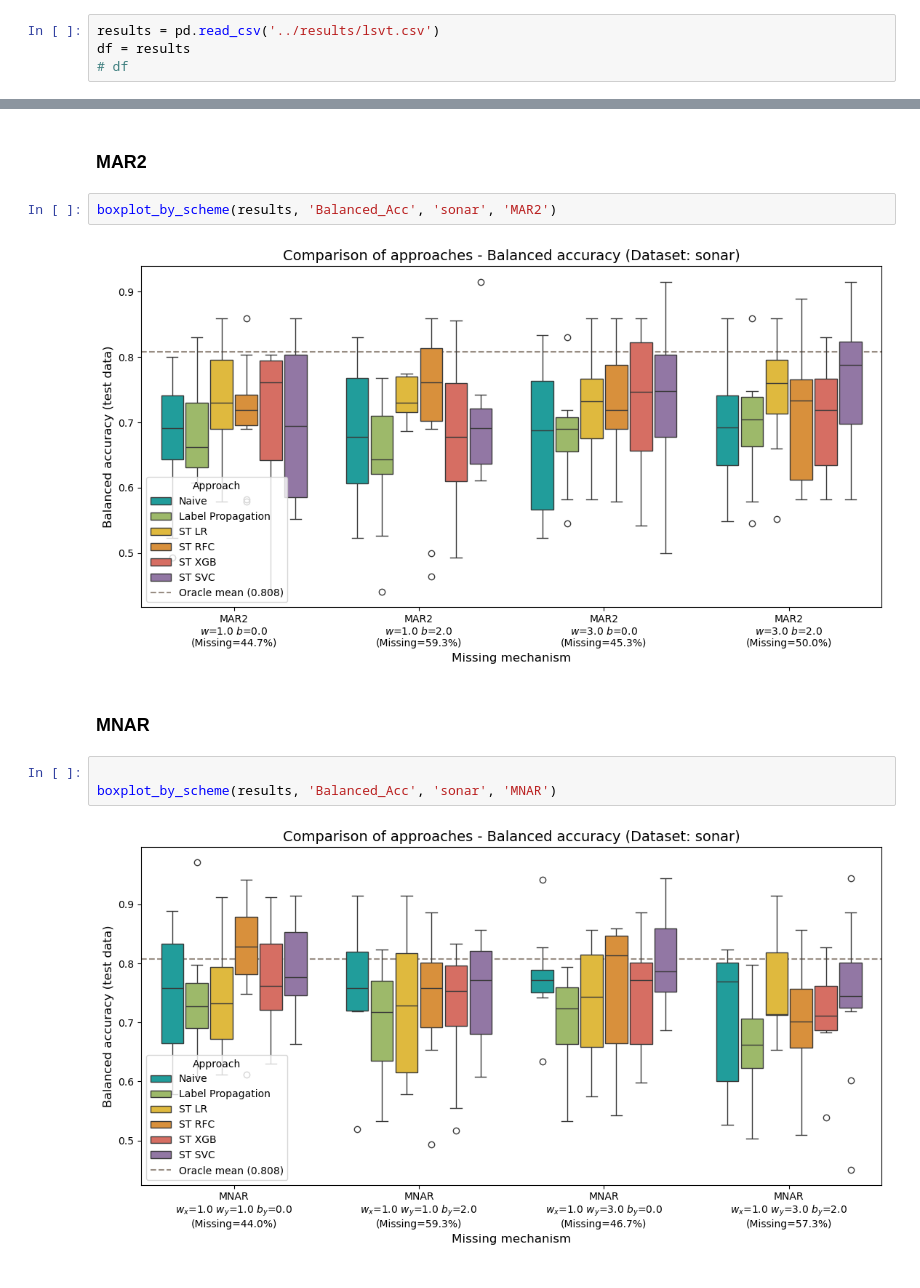
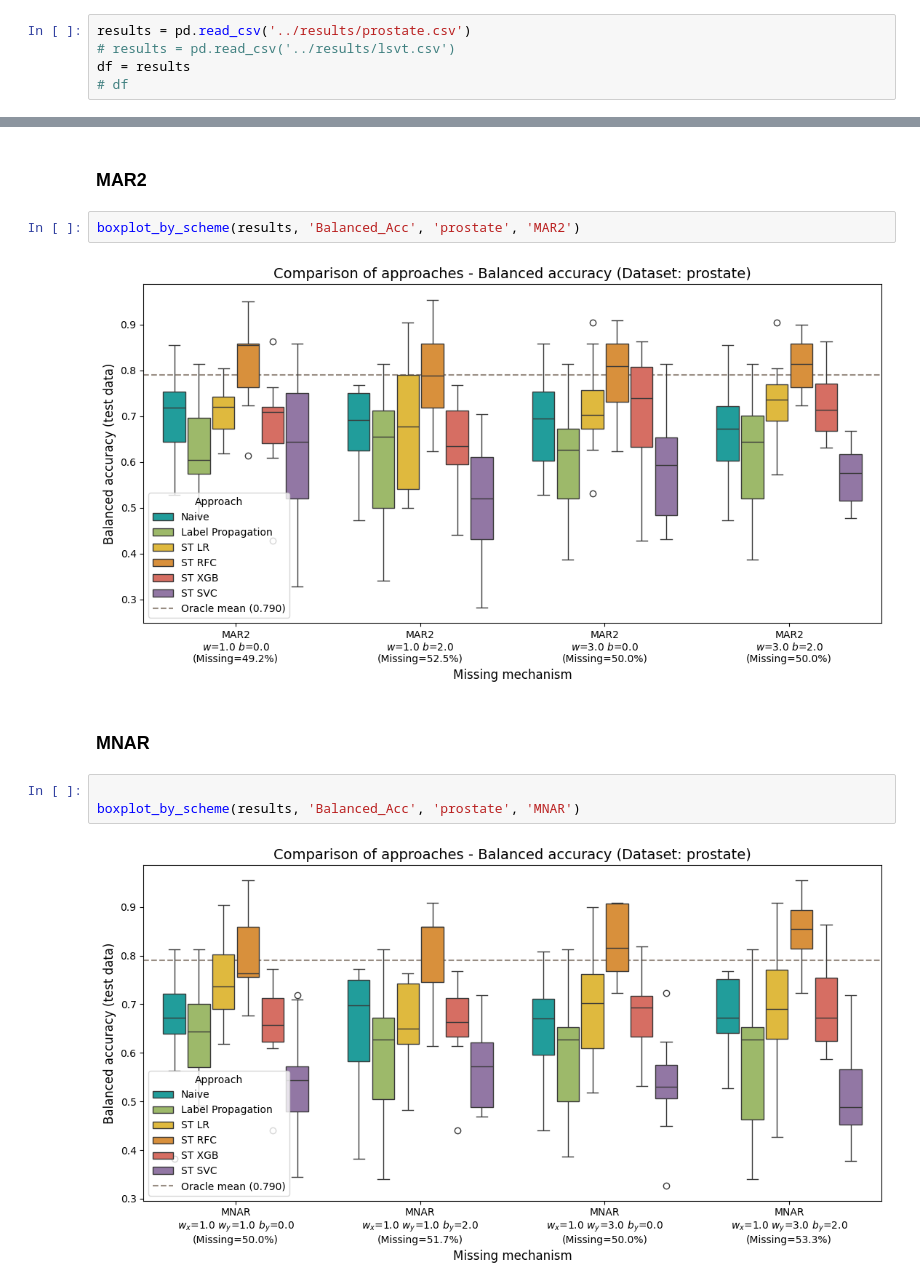
Before and after one commit to tomaszzywicki/semi-supervised-FISTA-logistic-lasso, a Jupyter notebook: notebooks/plots.ipynb, the cells around one changed output, grey strips where cells are left out. Saved outputs shown, nothing was run; the diff lists cells and outputs as text.

```diff
--- a/notebooks/plots.ipynb
+++ b/notebooks/plots.ipynb
@@ -10,7 +10,8 @@ import matplotlib
 
 from src.visualizations import plot_experiment_results
 # %%
-results = pd.read_csv('../results/lsvt.csv')
+results = pd.read_csv('../results/prostate.csv')
+# results = pd.read_csv('../results/lsvt.csv')
 df = results
 # df
 # %%
@@ -169,13 +170,13 @@ boxplot_by_scheme(results, 'Balanced_Acc', 'sonar', 'MAR1')
 # %% [markdown]
 ### MAR2
 # %%
-boxplot_by_scheme(results, 'Balanced_Acc', 'sonar', 'MAR2')
+boxplot_by_scheme(results, 'Balanced_Acc', 'prostate', 'MAR2')
 # %% [output]
-[figure, old version]
+[figure, new version]
 # %% [markdown]
 ### MNAR
 # %%
 
-boxplot_by_scheme(results, 'Balanced_Acc', 'sonar', 'MNAR')
+boxplot_by_scheme(results, 'Balanced_Acc', 'prostate', 'MNAR')
 # %% [output]
-[figure, old version]
+[figure, new version]
```
Also changed, not shown: parts of 2 cells of this notebook, 3 other files.
